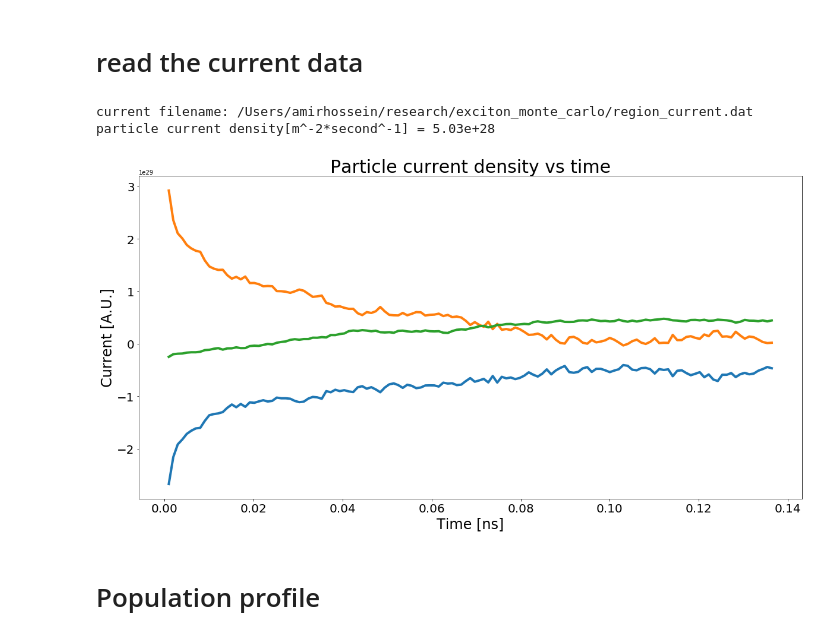
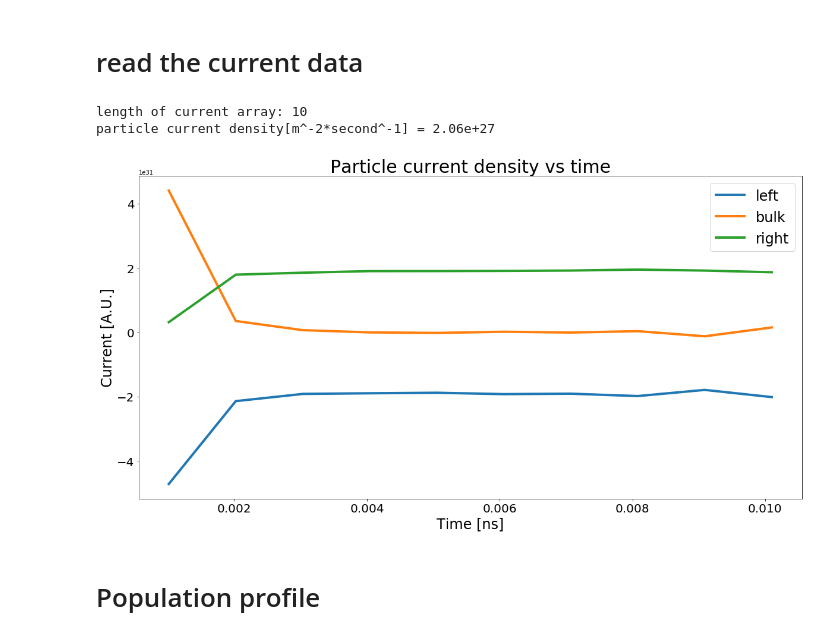
Before and after one commit to amirhosseindavoody/cnt_film_monte_carlo, a Jupyter notebook: visualization/monte_carlo_results.ipynb, the cells around one changed output. Drawn from its saved outputs; the diff is of its cells as text; code cells hidden in the pictures.

```diff
--- a/visualization/monte_carlo_results.ipynb
+++ b/visualization/monte_carlo_results.ipynb
@@ -19,37 +19,46 @@ directory = "/Users/amirhossein/research/exciton_monte_carlo"
 # %% [markdown]
 # read the current data
 # %%
-filename = os.path.join(directory, "region_current.dat")
-print("current filename: {}".format(filename))
+def plot_current(directory, box_size=1, color=None, ax=None):
+    if (ax is None):
+        fig = plt.figure(figsize=(20,10))
+        ax = fig.add_subplot(1,1,1)
+    filename = os.path.join(directory, "region_current.dat")
+    current = np.loadtxt(filename)
+    time = current[:,0]
+    current = current[:,1:]
+    print("length of current array: {}".format(current.shape[0]))
+
+    assert (current.shape[0] > box_size), "box_size must be smaller than the number of time steps: {}".format(current.shape[0])
+
+    # calculate and plot box average of the data
+    box = np.ones(box_size)
+    smooth_current = np.zeros((current.shape[0]-box.shape[0]+1,current.shape[1]))
+    for i in range(0,current.shape[1]):
+        smooth_current[:,i] = np.convolve(current[:,i], box, mode='valid')/np.sum(box)
+
+    ax.plot(time[:smooth_current.shape[0]]*1.e9,(smooth_current[:,:]), linewidth=4, color=color)
+    ax.set_title("Particle current density vs time",fontsize=30)
+    ax.set_xlabel("Time [ns]",fontsize=24)
+    ax.set_ylabel("Current [A.U.]",fontsize=24)
+    ax.tick_params(labelsize=20)
+#     ax.set_xlim([0,0.3])
+    ax.legend(["left","bulk","right"],fontsize=24)
+    # ax.set_ylim([-2e29,2e29])
+    return ax
 
 
-current = np.loadtxt(filename)
-time = current[:,0]
-current = current[:,1:]
-
-# calculate and plot box average of the data
-box = np.ones(box_size)
-smooth_current = np.zeros((current.shape[0]-box.shape[0]+1,current.shape[1]))
-for i in range(0,current.shape[1]):
-    smooth_current[:,i] = np.convolve(current[:,i], box, mode='valid')/np.sum(box)
-
-plt.figure(figsize=(20,10))
-plt.plot(time[:smooth_current.shape[0]]*1.e9,smooth_current, linewidth=4)
-plt.title("Particle current density vs time",fontsize=30)
-plt.xlabel("Time [ns]",fontsize=24)
-plt.ylabel("Current [A.U.]",fontsize=24)
-plt.xticks(fontsize=20, rotation=0)
-plt.yticks(fontsize=20, rotation=0)
+plot_current(directory)
 
 assert (current.shape[0] > steady_state_reached), "size of current array is smaller than parameter steady_state_reached"
 avg_current = np.mean(current[steady_state_reached:,:],0)
 avg_current = np.mean([abs(avg_current[0]), abs(avg_current[-1])])
 
 print("particle current density[m^-2*second^-1] = {:0.2e}".format(avg_current))
 # %% [output]
-current filename: /Users/amirhossein/research/exciton_monte_carlo/region_current.dat
-particle current density[m^-2*second^-1] = 5.03e+28
+length of current array: 10
+particle current density[m^-2*second^-1] = 2.06e+27
-[figure, old version]
+[figure, new version]
 # %% [markdown]
 # Population profile
 # %%
```
Also changed, not shown: parts of 2 cells of this notebook, 6 other files.
